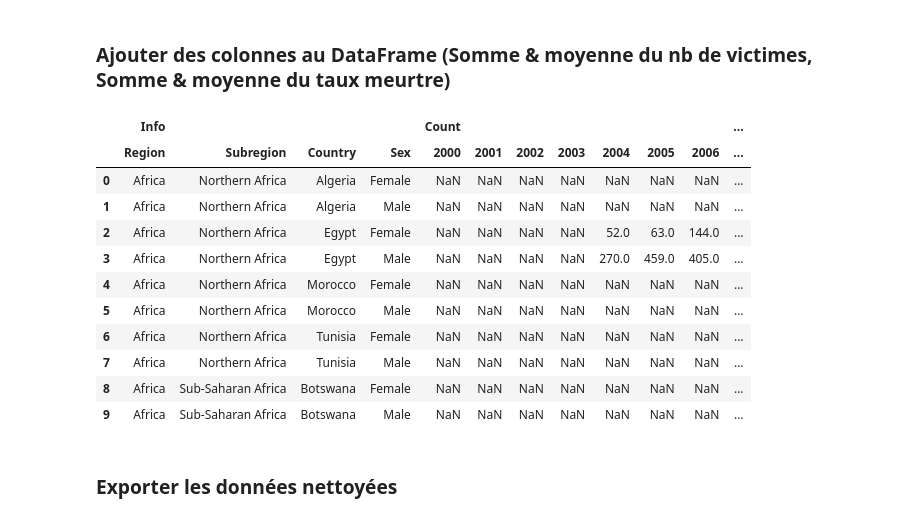
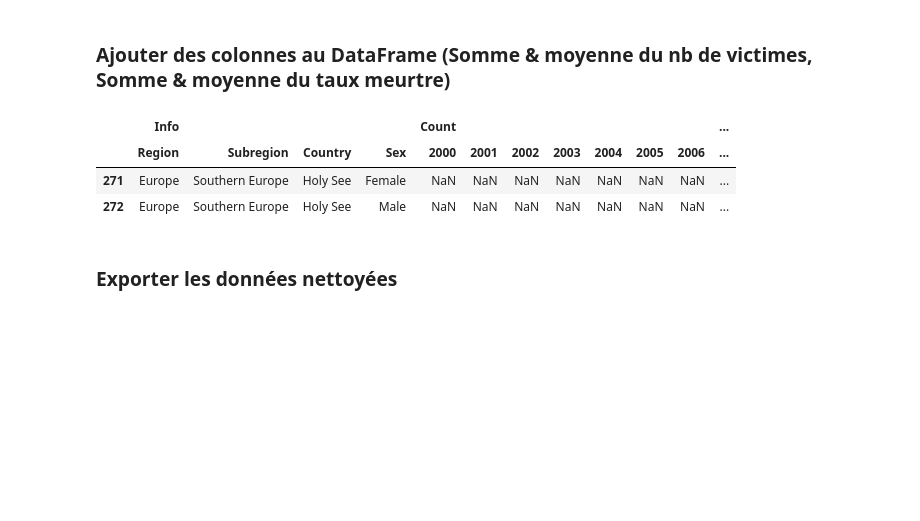
Before and after one commit to adesbx/homicideAnalysis, a Jupyter notebook: projet.ipynb, the cells around one changed output. Saved outputs shown, nothing was run; the diff lists cells and outputs as text; code cells hidden in the pictures; blank space fills up the shorter version.

```diff
--- a/projet.ipynb
+++ b/projet.ipynb
@@ -105,33 +104,33 @@ Name: (Info, Country), Length: 327, dtype: object
 ### Ajouter des colonnes au DataFrame (Somme & moyenne du nb de victimes, Somme & moyenne du taux meurtre)
 # %%
 # Add a total victim count column to the dataframe
-df[('Count', 'Total')] = df[['Count']].sum(axis=1)
+counttotal = df[['Count']].sum(axis=1)
 df.head(10)
 
 # Add the mean rate column to the dataframe
-df[('Count', 'Mean')] = df[['Count']].mean(axis=1)
+countmean = df[['Count']].mean(axis=1)
 df.head(10)
 
 # Add a total victim count column to the dataframe
-df[('Rate', 'Total')] = df[['Rate']].sum(axis=1)
+ratetotal = df[['Rate']].sum(axis=1)
 df.head(10)
 
 # Add the mean rate column to the dataframe
-df[('Rate', 'Mean')] = df[['Rate']].mean(axis=1)
+ratemean = df[['Rate']].mean(axis=1)
 df.head(10)
+
+df[('Count', 'Total')] = counttotal
+df[('Count', 'Mean')] = countmean
+df[('Rate', 'Total')] = ratetotal
+df[('Rate', 'Mean')] = ratemean
+
+df_vatican = df[df[('Info', 'Country')] == 'Holy See']
+df_vatican
 # %% [output]
 |  | Info |  |  |  | Count |  |  |  |  |  |  | ... |
 |  | Region | Subregion | Country | Sex | 2000 | 2001 | 2002 | 2003 | 2004 | 2005 | 2006 | ... |
-| 0 | Africa | Northern Africa | Algeria | Female | NaN | NaN | NaN | NaN | NaN | NaN | NaN | ... |
-| 1 | Africa | Northern Africa | Algeria | Male | NaN | NaN | NaN | NaN | NaN | NaN | NaN | ... |
-| 2 | Africa | Northern Africa | Egypt | Female | NaN | NaN | NaN | NaN | 52.0 | 63.0 | 144.0 | ... |
-| 3 | Africa | Northern Africa | Egypt | Male | NaN | NaN | NaN | NaN | 270.0 | 459.0 | 405.0 | ... |
-| 4 | Africa | Northern Africa | Morocco | Female | NaN | NaN | NaN | NaN | NaN | NaN | NaN | ... |
-| 5 | Africa | Northern Africa | Morocco | Male | NaN | NaN | NaN | NaN | NaN | NaN | NaN | ... |
-| 6 | Africa | Northern Africa | Tunisia | Female | NaN | NaN | NaN | NaN | NaN | NaN | NaN | ... |
-| 7 | Africa | Northern Africa | Tunisia | Male | NaN | NaN | NaN | NaN | NaN | NaN | NaN | ... |
-| 8 | Africa | Sub-Saharan Africa | Botswana | Female | NaN | NaN | NaN | NaN | NaN | NaN | NaN | ... |
-| 9 | Africa | Sub-Saharan Africa | Botswana | Male | NaN | NaN | NaN | NaN | NaN | NaN | NaN | ... |
+| 271 | Europe | Southern Europe | Holy See | Female | NaN | NaN | NaN | NaN | NaN | NaN | NaN | ... |
+| 272 | Europe | Southern Europe | Holy See | Male | NaN | NaN | NaN | NaN | NaN | NaN | NaN | ... |
 # %% [markdown]
 ### Exporter les données nettoyées
 # %%
```
Also changed, not shown: parts of 21 cells of this notebook.
